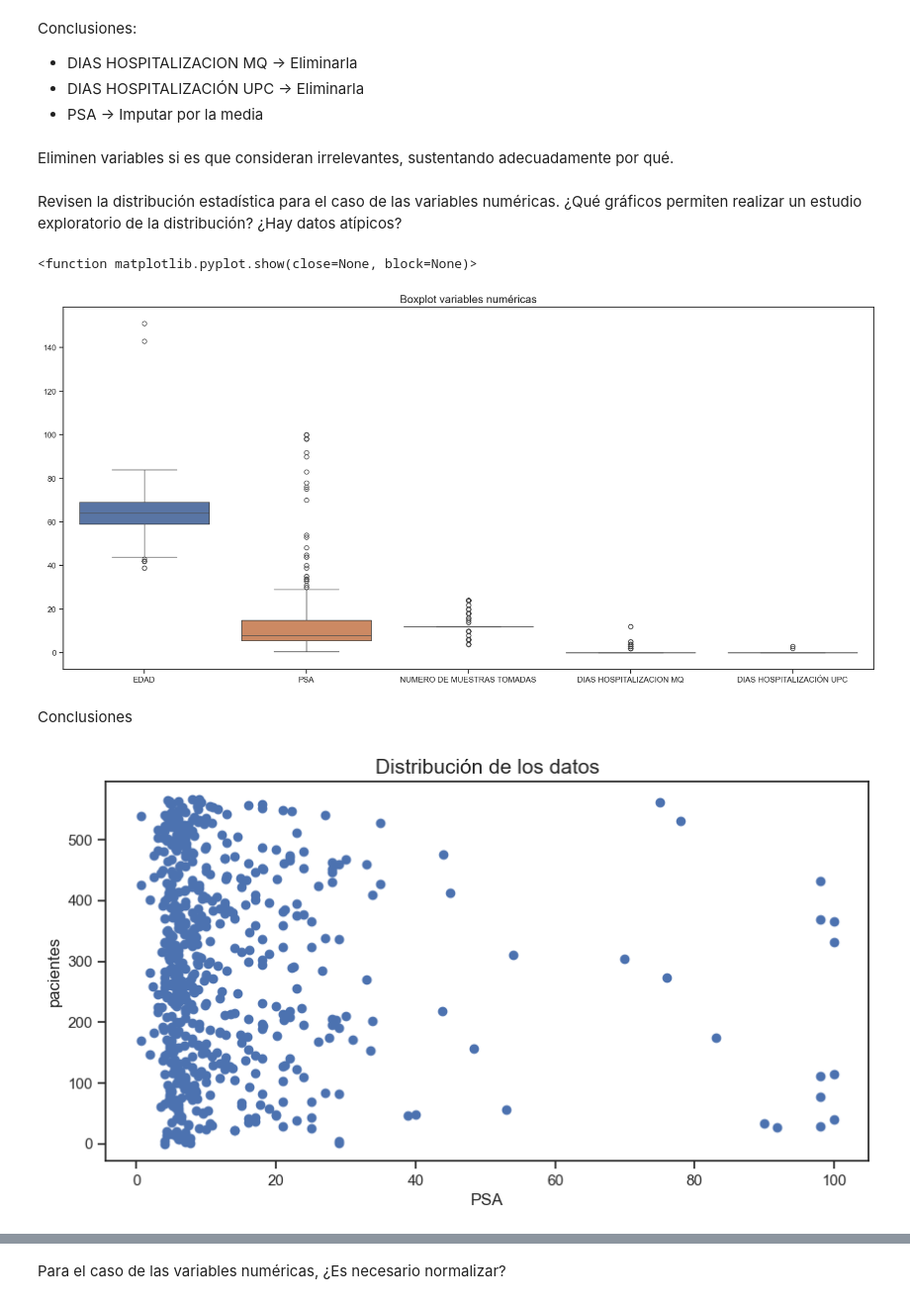
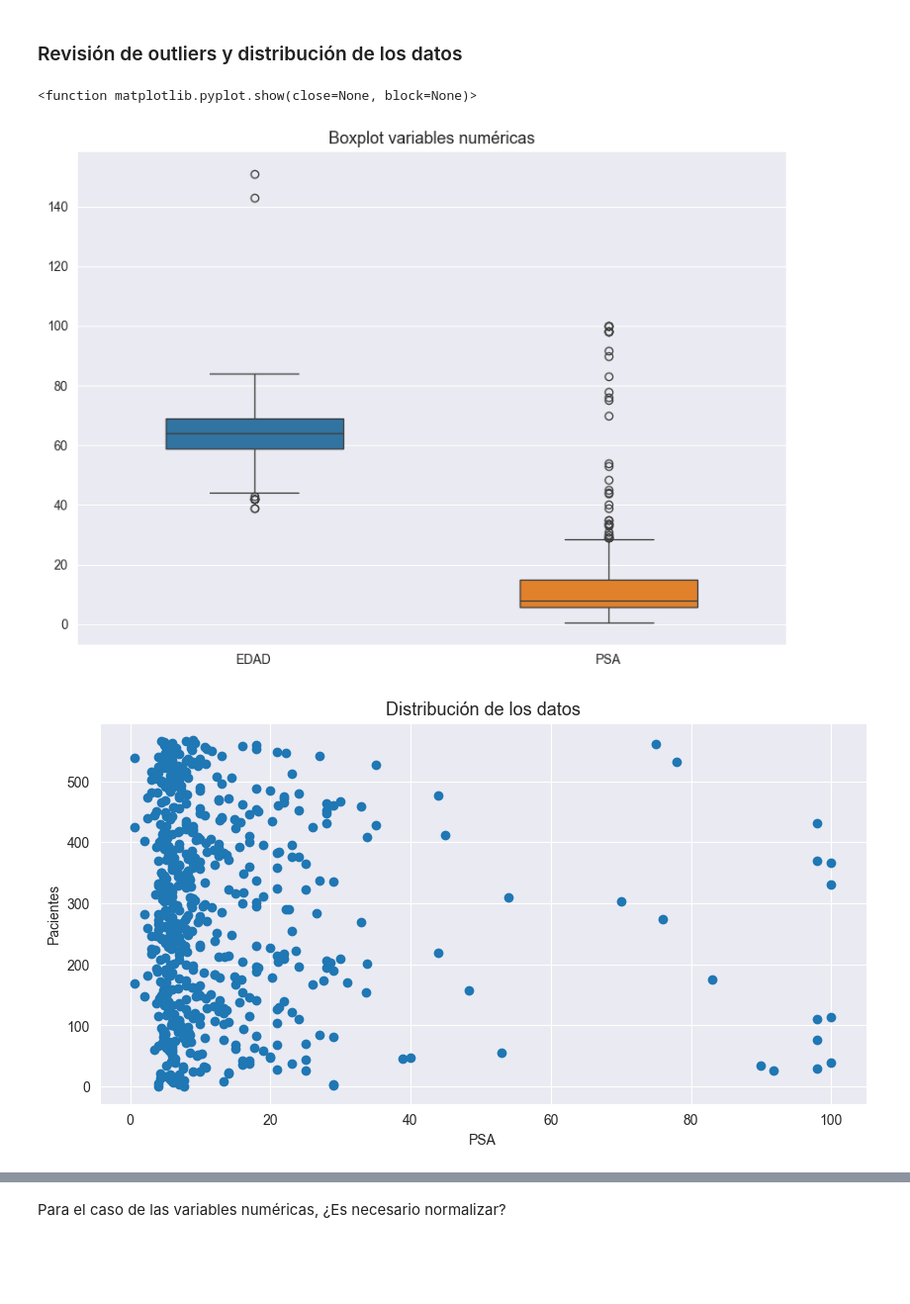
Before and after one commit to Ivan2125/Proyecto-Integrador-M6, a Jupyter notebook: Propuesta 1/Proyecto_Integrador_2A_Preparacion_de_datos.ipynb, the cells around one changed output, grey strips where cells are left out. Shown at 99% size. Drawn from its saved outputs; the diff is of its cells as text; code cells hidden in the pictures; blank space fills up the shorter version.

```diff
--- a/Propuesta 1/Proyecto_Integrador_2A_Preparacion_de_datos.ipynb
+++ b/Propuesta 1/Proyecto_Integrador_2A_Preparacion_de_datos.ipynb
@@ -69,4 +153,5 @@ graficos_eda_categoricos(df.select_dtypes('O'))
 # %%
+# Se eliminan las columnas y aplican las correspondientes imputaciones
 df.drop(columns =   [ 'CUP',
                     'ENF. CRONICA PULMONAR OBSTRUCTIVA',
                     'NUMERO DE DIAS POST BIOPSIA EN QUE SE PRESENTA LA COMPLICACIÓN INFECCIOSA',
@@ -76,4 +161,17 @@ df.drop(columns =   [ 'CUP',
                     'TIPO DE CULTIVO',
                     'PATRON DE RESISTENCIA'
                     ], inplace = True)
-df
+
+df['HOSPITALIZACION'] = df['HOSPITALIZACION'].fillna('NO')
+
+df['BIOPSIAS PREVIAS'] = df['BIOPSIAS PREVIAS'].fillna('NO')
+
+df['VOLUMEN PROSTATICO'] = df['VOLUMEN PROSTATICO'].fillna('NO')
+
+df['DIABETES'] = df['DIABETES'].fillna('NO')
+
+df['FIEBRE'] = df['FIEBRE'].fillna('NO')
+
+df['ANTIBIOTICO UTILIAZADO EN LA PROFILAXIS'] = df['ANTIBIOTICO UTILIAZADO EN LA PROFILAXIS'].fillna('FLUOROQUINOLONA_AMINOGLICOSIDO')
+
+df['BIOPSIA'] = df['BIOPSIA'].fillna('Neg')
@@ -92 +225,17 @@ estadisticos_cont(df.select_dtypes('number'))
+# %%
+# Eliminación de columnas numéricas
+df.drop(columns =   ['DIAS HOSPITALIZACION MQ',
+                     'DIAS HOSPITALIZACIÓN UPC',
+                     'NUMERO DE MUESTRAS TOMADAS'
+                    ], inplace = True)
+# %%
+# Manejo de datos faltantes
+ # Importar el módulo necesario para la imputación datos faltantes (En este caso SimpleImputer de Scikit-Learn)
+from sklearn.impute import SimpleImputer
+# Crear una instancia de SimpleImputer con una estrategia para reemplazar los valores faltantes con la media
+imputer = SimpleImputer(missing_values=np.nan, strategy='mean')
+# Se indica las columnas numéricas a las que le realizará la imputación (PSA)
+imputer.fit(df[['PSA']])
+# Transformar y reemplazar los valores faltantes en las columnas especificadas con la media
+df['PSA'] = imputer.transform(df[['PSA']])
 # %%
@@ -94,5 +247,0 @@ df.select_dtypes('number').isna().sum().sort_values(ascending = False)
-# %% [markdown]
-Conclusiones:
-* DIAS HOSPITALIZACION MQ -> Eliminarla
-* DIAS HOSPITALIZACIÓN UPC -> Eliminarla
-* PSA -> Imputar por la media
@@ -101,24 +248,20 @@ graficos_eda_categoricos(df.select_dtypes('number'))
-# %% [markdown]
-Eliminen variables si es que consideran irrelevantes, sustentando adecuadamente por qué.
-# %% [markdown]
-Revisen la distribución estadística para el caso de las variables numéricas. ¿Qué gráficos permiten realizar un estudio exploratorio de la distribución? ¿Hay datos atípicos?
+# %% [markdown]
+### Revisión de outliers y distribución de los datos
 # %%
-
-plt.figure(figsize = (20,9))
-sns.boxplot(data=df.select_dtypes('number'))
-plt.title('Boxplot variables numéricas', fontsize = 15)
+sns.set_style("darkgrid")
+plt.figure(figsize = (10,7))
+sns.boxplot(data=df.select_dtypes('number'), width=0.5)
+plt.title('Boxplot variables numéricas', fontsize = 13)
 plt.show
 # %% [output]
 <function matplotlib.pyplot.show(close=None, block=None)>
-[figure, old version]
+[figure, new version]
-# %% [markdown]
-Conclusiones
 # %%
 plt.figure(figsize=(10,5))
 plt.scatter(df['PSA'],df.index)
-plt.title('Distribución de los datos', fontsize = 15)
+plt.title('Distribución de los datos', fontsize = 13)
 plt.xlabel('PSA')
-plt.ylabel('pacientes')
+plt.ylabel('Pacientes')
 plt.show()
 # %% [output]
-[figure, old version]
+[figure, new version]
```
Also changed, not shown: parts of 27 cells of this notebook.
